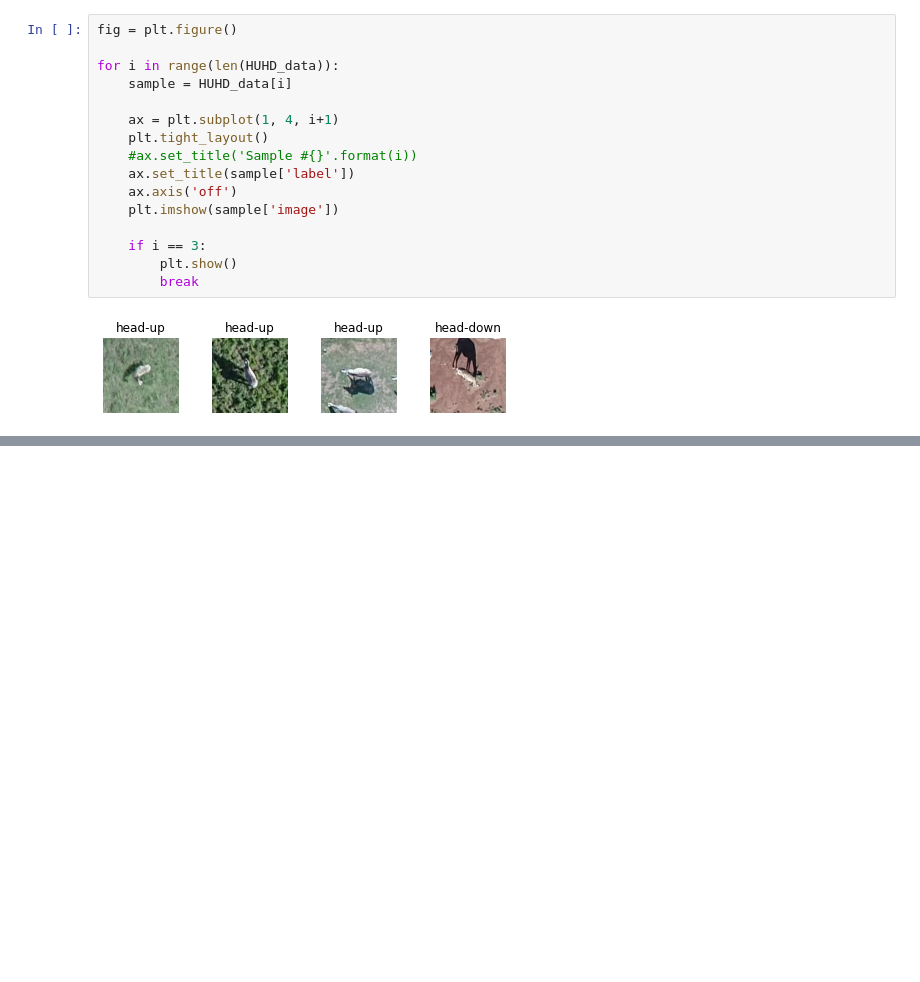
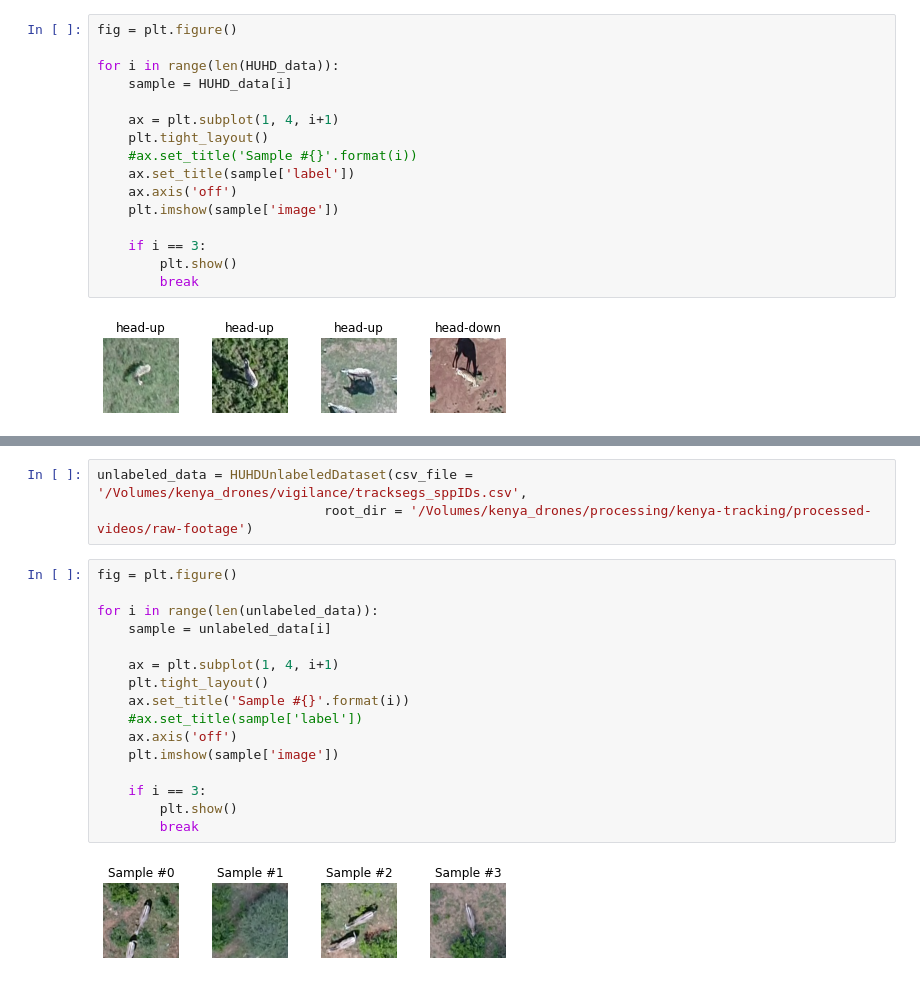
Before and after one commit to BCostelloe/hu-hd, a Jupyter notebook: HUHD-data-loader.ipynb, the cells around one changed output, grey strips where cells are left out. Drawn from its saved outputs; the diff is of its cells as text; blank space fills up the shorter version.

Commit message:
Added dataset class for unlabeled data

```diff
--- a/HUHD-data-loader.ipynb
+++ b/HUHD-data-loader.ipynb
@@ -68,0 +128,21 @@ for i in range(len(HUHD_data)):
+# %%
+unlabeled_data = HUHDUnlabeledDataset(csv_file = '/Volumes/kenya_drones/vigilance/tracksegs_sppIDs.csv',
+                             root_dir = '/Volumes/kenya_drones/processing/kenya-tracking/processed-videos/raw-footage')
+# %%
+fig = plt.figure()
+
+for i in range(len(unlabeled_data)):
+    sample = unlabeled_data[i]
+
+    ax = plt.subplot(1, 4, i+1)
+    plt.tight_layout()
+    ax.set_title('Sample #{}'.format(i))
+    #ax.set_title(sample['label'])
+    ax.axis('off')
+    plt.imshow(sample['image'])
+
+    if i == 3:
+        plt.show()
+        break
+# %% [output]
+[figure, added]
```
Also changed, not shown: parts of 2 cells of this notebook.
